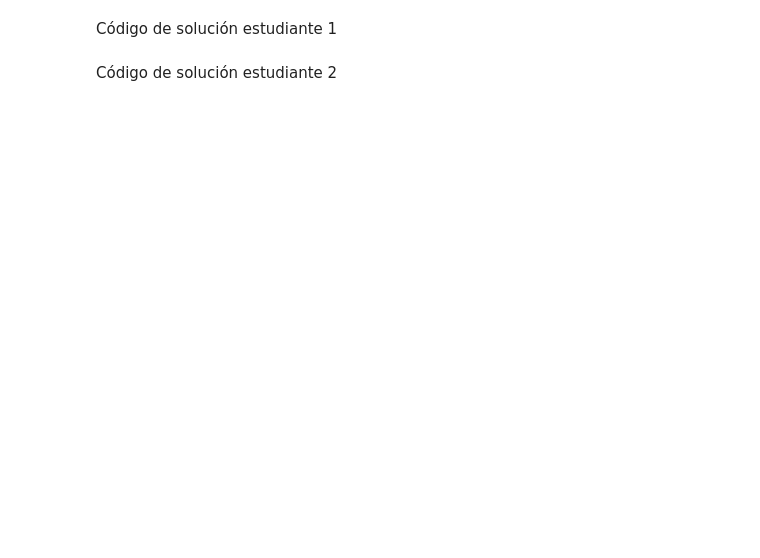
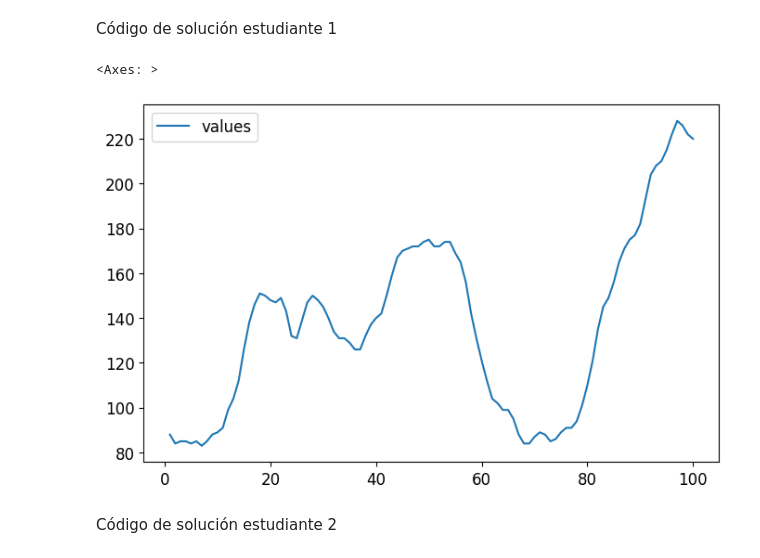
Before and after one commit to SergioDuenass/Tarea2_SDUENAS_KAVILA, a Jupyter notebook: Tarea2.ipynb, the cells around one changed output. Drawn from its saved outputs; the diff is of its cells as text; code cells hidden in the pictures; blank space fills up the shorter version.

```diff
--- a/Tarea2.ipynb
+++ b/Tarea2.ipynb
@@ -45,3 +40,33 @@ Código de solución estudiante 1
+# %%
+# Código de solución estudiante 1
+
+# Librerias a utilizar
+import pandas as pd
+from scipy.stats import norm
+import statsmodels.api as sm
+from statsmodels.tsa.arima.model import ARIMA
+import matplotlib.pyplot as plt
+from statsmodels.graphics.tsaplots import plot_acf, plot_pacf
+from statsmodels.tsa.stattools import adfuller
+from io import BytesIO
+import pandas as pd
+
+# Ignorar warnings
+import warnings
+warnings.filterwarnings("ignore")
+
+# plt.rc("figure", figsize=(11,8))
+plt.rc("font", size=12)
+
+# Leemos los datos
+data = pd.read_csv('./dataset/WWWusage.csv', names=[ 'values'], header=0)
+data.index = data.index.droplevel()
+
+
+data.plot(figsize=(8,5))
+# %% [output]
+<Axes: >
+[figure, added]
 # %% [markdown]
 Código de solución estudiante 2
 # %%
```
Also changed, not shown: parts of 11 cells of this notebook.
